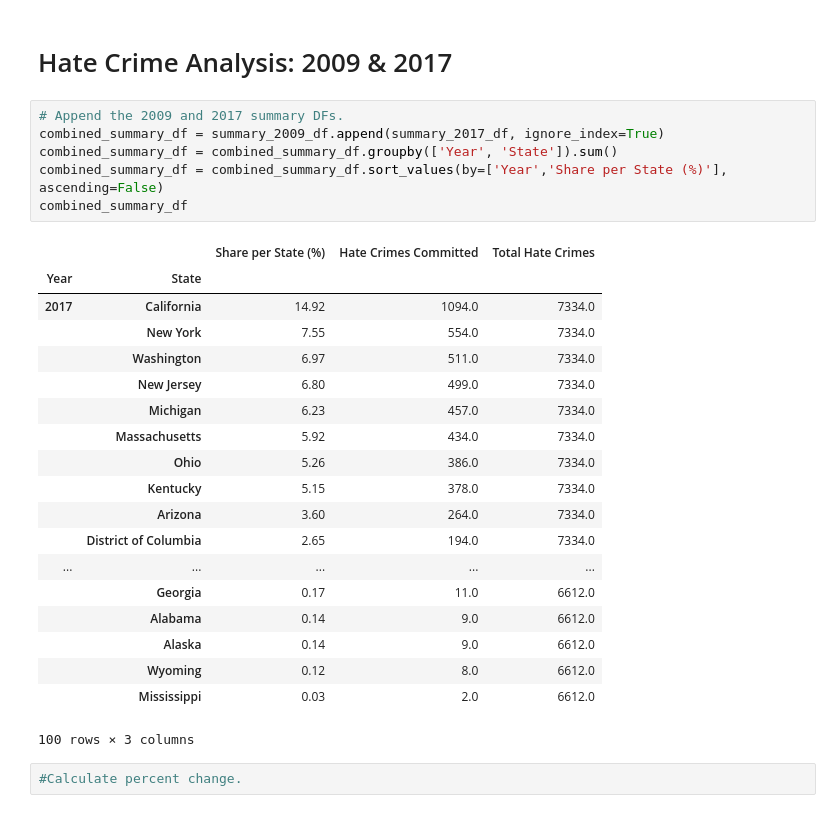
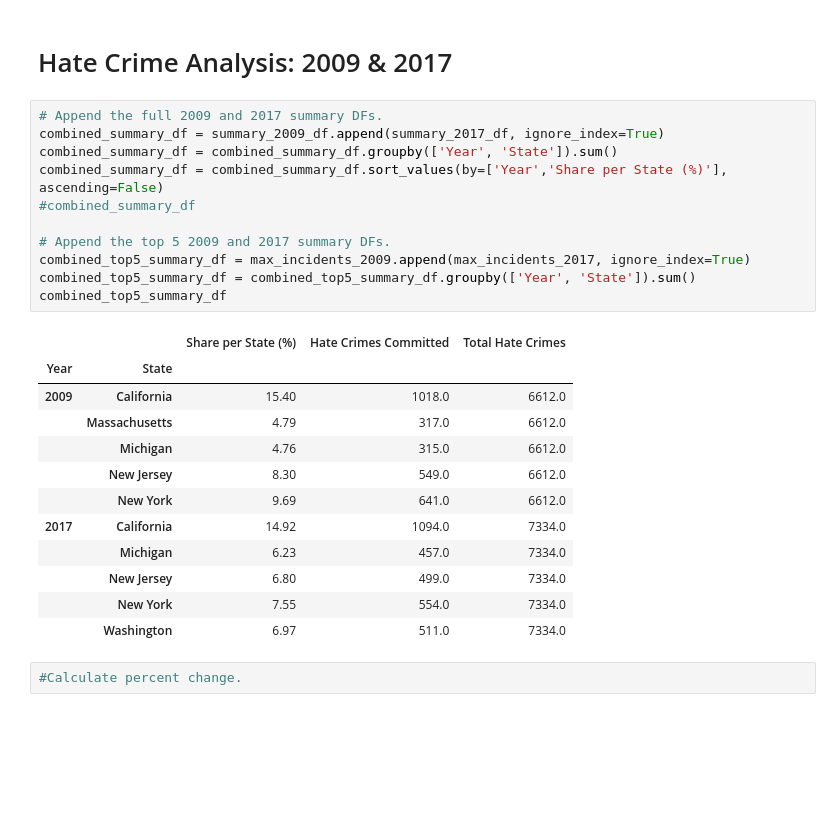
Before and after one commit to ZGrinacoff/Eight-Years-Later, a Jupyter notebook: hate_crime.ipynb, the cells around one changed output. Drawn from its saved outputs; the diff is of its cells as text; blank space fills up the shorter version.

Commit message:
Added top 5 summary df for 2009 and 2017.

```diff
--- a/hate_crime.ipynb
+++ b/hate_crime.ipynb
@@ -607,31 +607,29 @@ plt.show()
 # %% [markdown]
 # Hate Crime Analysis: 2009 & 2017
 # %%
-# Append the 2009 and 2017 summary DFs.
+# Append the full 2009 and 2017 summary DFs.
 combined_summary_df = summary_2009_df.append(summary_2017_df, ignore_index=True)
 combined_summary_df = combined_summary_df.groupby(['Year', 'State']).sum()
 combined_summary_df = combined_summary_df.sort_values(by=['Year','Share per State (%)'], ascending=False)
-combined_summary_df
+#combined_summary_df
+
+# Append the top 5 2009 and 2017 summary DFs.
+combined_top5_summary_df = max_incidents_2009.append(max_incidents_2017, ignore_index=True)
+combined_top5_summary_df = combined_top5_summary_df.groupby(['Year', 'State']).sum()
+combined_top5_summary_df
 # %% [output]
 |  |  | Share per State (%) | Hate Crimes Committed | Total Hate Crimes |
 | Year | State |  |  |  |
+| 2009 | California | 15.40 | 1018.0 | 6612.0 |
+|  | Massachusetts | 4.79 | 317.0 | 6612.0 |
+|  | Michigan | 4.76 | 315.0 | 6612.0 |
+|  | New Jersey | 8.30 | 549.0 | 6612.0 |
+|  | New York | 9.69 | 641.0 | 6612.0 |
 | 2017 | California | 14.92 | 1094.0 | 7334.0 |
+|  | Michigan | 6.23 | 457.0 | 7334.0 |
+|  | New Jersey | 6.80 | 499.0 | 7334.0 |
 |  | New York | 7.55 | 554.0 | 7334.0 |
 |  | Washington | 6.97 | 511.0 | 7334.0 |
-|  | New Jersey | 6.80 | 499.0 | 7334.0 |
-|  | Michigan | 6.23 | 457.0 | 7334.0 |
-|  | Massachusetts | 5.92 | 434.0 | 7334.0 |
-|  | Ohio | 5.26 | 386.0 | 7334.0 |
-|  | Kentucky | 5.15 | 378.0 | 7334.0 |
-|  | Arizona | 3.60 | 264.0 | 7334.0 |
-|  | District of Columbia | 2.65 | 194.0 | 7334.0 |
-| ... | ... | ... | ... | ... |
-|  | Georgia | 0.17 | 11.0 | 6612.0 |
-|  | Alabama | 0.14 | 9.0 | 6612.0 |
-|  | Alaska | 0.14 | 9.0 | 6612.0 |
-|  | Wyoming | 0.12 | 8.0 | 6612.0 |
-|  | Mississippi | 0.03 | 2.0 | 6612.0 |
-100 rows × 3 columns
 # %%
 #Calculate percent change.
 # %% [markdown]
```
